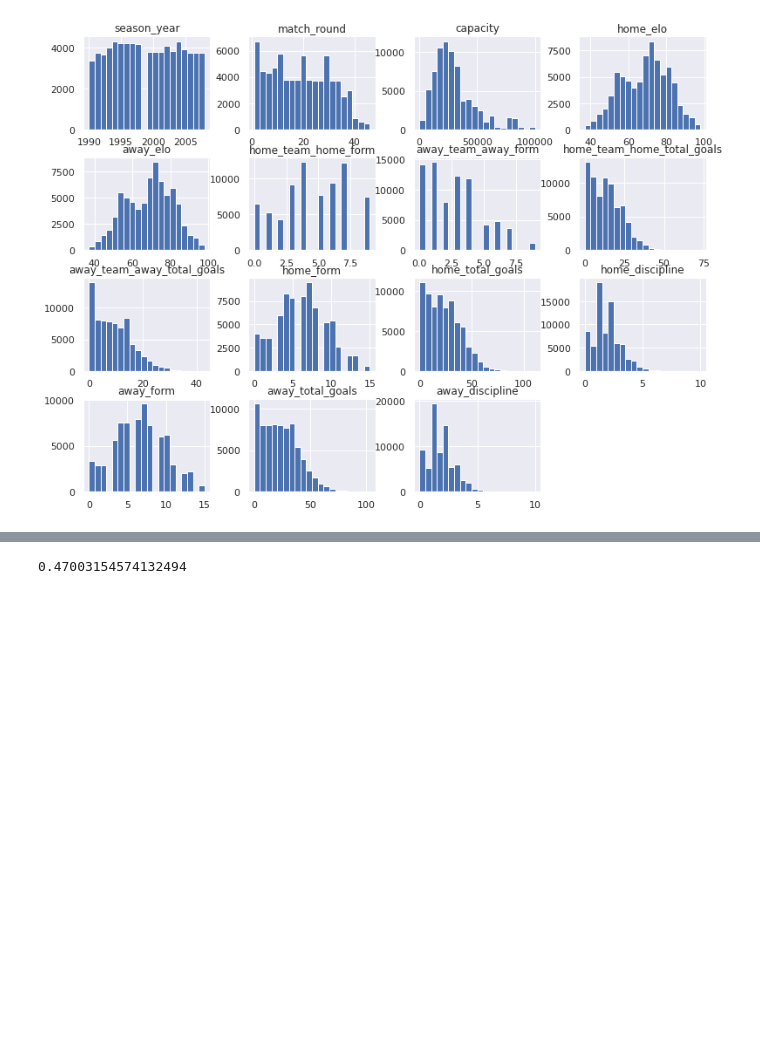
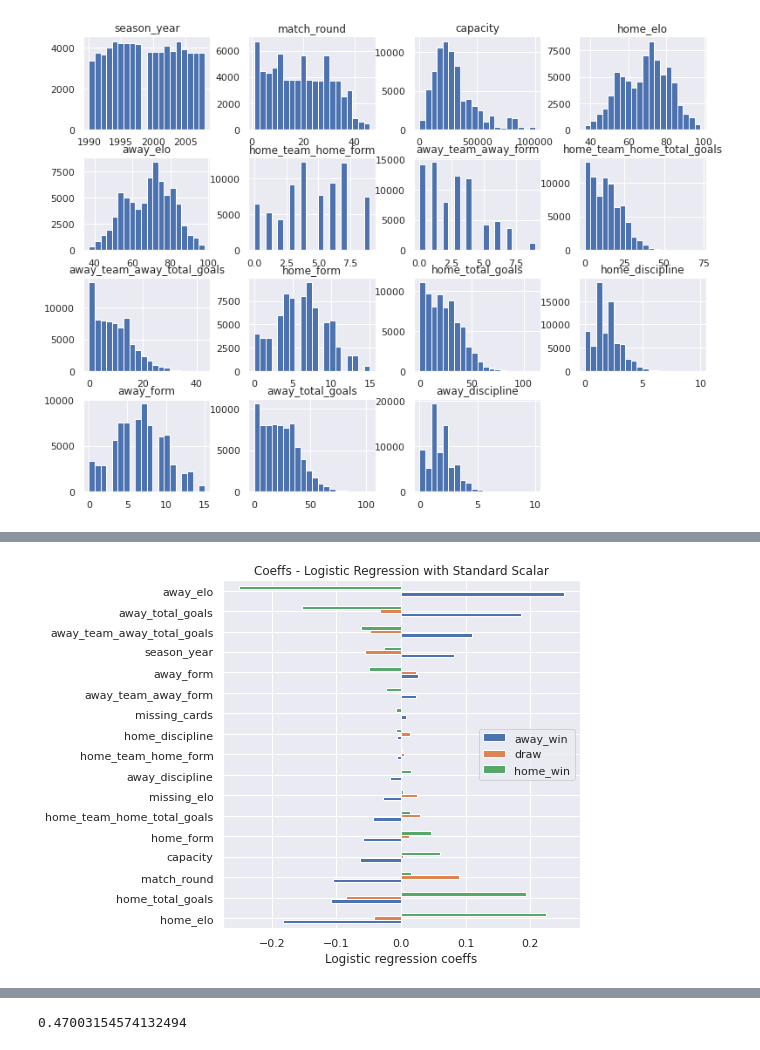
Before and after one commit to dan-bouchard/Football-Match-Outcome-Prediction, a Jupyter notebook: modelling.ipynb, the cells around one changed output, grey strips where cells are left out. Saved outputs shown, nothing was run; the diff lists cells and outputs as text; code cells hidden in the pictures; blank space fills up the shorter version.

```diff
--- a/modelling.ipynb
+++ b/modelling.ipynb
@@ -237,7 +124,0 @@ ax.set_title('Confusion Matrix - Logistic Regression with Standard Scalar');
-# %%
-lr_model_std_scaled_coefs = pd.DataFrame(lr_model_std_scaled.coef_, columns=X_train_new.columns).T.rename(columns={i: lr_model_std_scaled.classes_[i] for i in range(3)})
-
-fig, ax = plt.subplots(figsize=(6.4, 9.6))
-lr_model_std_scaled_coefs.sort_values(by='away_win').plot.barh(ax=ax)
-ax.set_xlabel('Logistic regression coeffs')
-ax.set_title('Coeffs - Logistic Regression with Standard Scalar');
@@ -245,0 +175,11 @@ ax.set_title('Coeffs - Logistic Regression with Standard Scalar');
+# %%
+def train_model_return_train_validation_accuracy(scaler, model, X_train, y_train, X_valid, y_valid):
+    pipeline_obj = SimplePipeline(scaler, model, X_train, y_train, X_valid, y_valid)
+    pipeline_obj.scale_X_train()
+    pipeline_obj.train_model()
+    validation_accuracy = pipeline_obj.return_accuracy_valid_set()
+    training_accuracy = pipeline_obj.return_accuracy_training_set()
+    return validation_accuracy, training_accuracy, pipeline_obj
+# %%
+valid_acc, train_acc, StandardLogisticRegression = train_model_return_train_validation_accuracy(StandardScaler(), LogisticRegression(), X_train, y_train, X_valid, y_valid)
+valid_acc, train_acc
@@ -245,0 +211,13 @@ ax.set_title('Coeffs - Logistic Regression with Standard Scalar');
+# %%
+def plot_logistic_regression_coeffs(pipeline, cols, title):
+    lr_model = pipeline.return_trained_model()
+    lr_model_coefs = pd.DataFrame(lr_model.coef_, columns=cols).T.rename(columns={i: lr_model.classes_[i] for i in range(3)})
+
+    fig, ax = plt.subplots(figsize=(6.4, 6.4))
+    lr_model_coefs.sort_values(by='away_win').plot.barh(ax=ax)
+    ax.set_xlabel('Logistic regression coeffs')
+    ax.set_title(title);
+# %%
+plot_logistic_regression_coeffs(StandardLogisticRegression, cols = X_train.columns, title = 'Coeffs - Logistic Regression with Standard Scalar')
+# %% [output]
+[figure, added]
```
Also changed, not shown: parts of 76 cells of this notebook.
